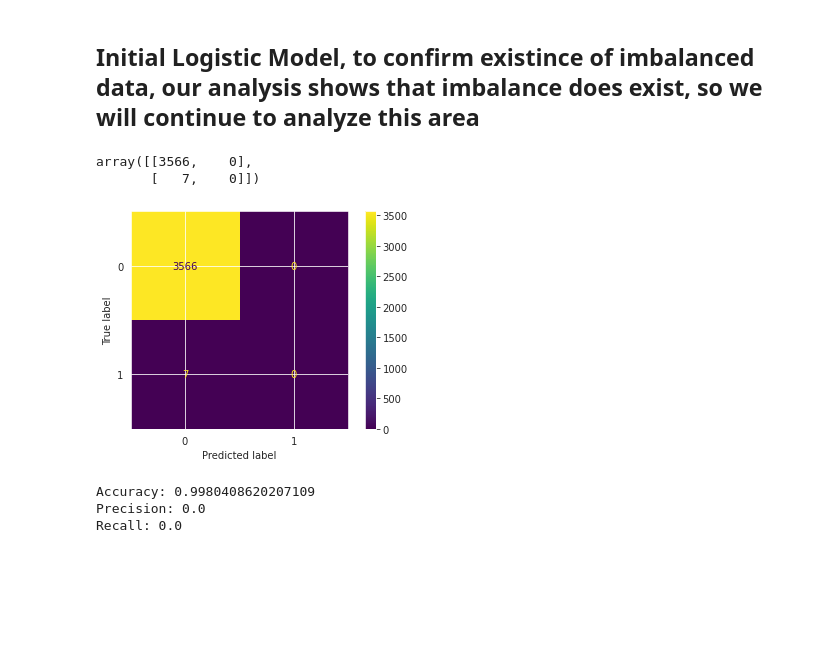
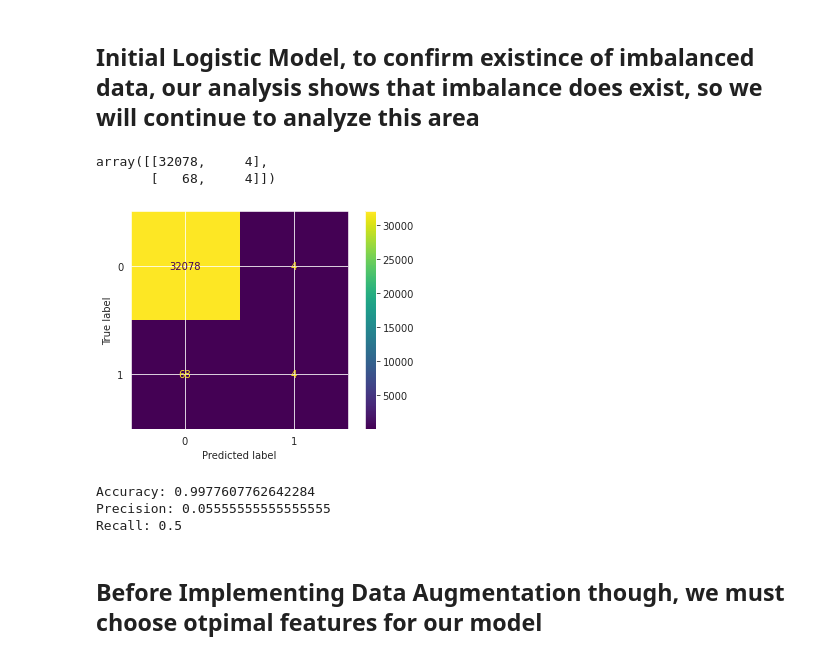
Before and after one commit to noahruiz416/Tempe_Traffic_Classification, a Jupyter notebook: Tempe_Traffic_Prototype.ipynb, the cells around one changed output. Cells and saved outputs as stored; diff of their text form; code cells hidden in the pictures; blank space fills up the shorter version.

```diff
--- a/Tempe_Traffic_Prototype.ipynb
+++ b/Tempe_Traffic_Prototype.ipynb
@@ -288,26 +290,28 @@ from sklearn.linear_model import LogisticRegression
 logistic = LogisticRegression(random_state=0, max_iter = 1000).fit(X_train, y_train)
 # %%
 from sklearn import metrics
-y_pred=logistic.predict(X_test)
+y_pred=logistic.predict(X_train)
 
-cnf_matrix = metrics.confusion_matrix(y_test, y_pred)
+cnf_matrix = metrics.confusion_matrix(y_train, y_pred)
 cnf_matrix
 # %% [output]
-array([[3566,    0],
-       [   7,    0]])
+array([[32078,     4],
+       [   68,     4]])
 # %%
 #evaluating initial model
 from sklearn.metrics import ConfusionMatrixDisplay
 sns.set_style("darkgrid")
-ConfusionMatrixDisplay.from_estimator(logistic, X_test, y_test)
+ConfusionMatrixDisplay.from_estimator(logistic, X_train, y_train)
 plt.show()
 # %% [output]
-[figure, old version]
+[figure, new version]
 # %%
-print("Accuracy:",metrics.accuracy_score(y_test, y_pred))
-print("Precision:",metrics.precision_score(y_test, y_pred))
-print("Recall:",metrics.recall_score(y_test, y_pred))
+print("Accuracy:",metrics.accuracy_score(y_pred, y_train))
+print("Precision:",metrics.precision_score(y_pred, y_train))
+print("Recall:",metrics.recall_score(y_pred, y_train))
 # %% [output]
-Accuracy: 0.9980408620207109
-Precision: 0.0
-Recall: 0.0
+Accuracy: 0.9977607762642284
+Precision: 0.05555555555555555
+Recall: 0.5
+# %% [markdown]
+## Before Implementing Data Augmentation though, we must choose otpimal features for our model
```
Also changed, not shown: parts of 20 cells of this notebook.
